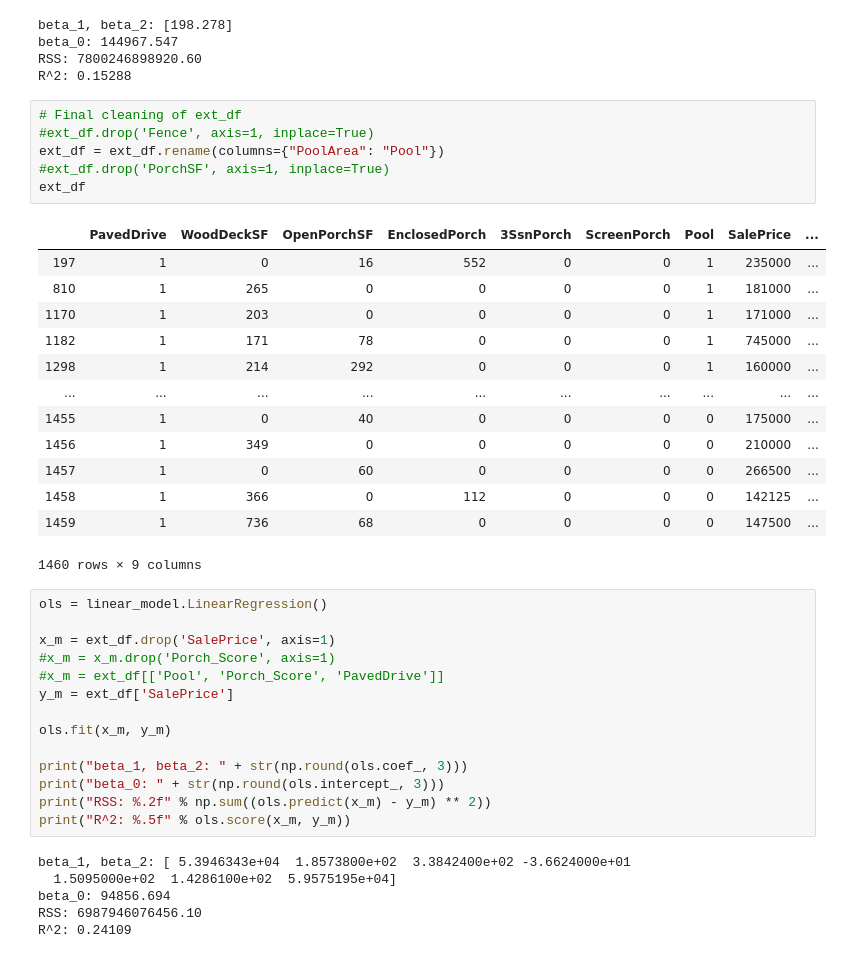
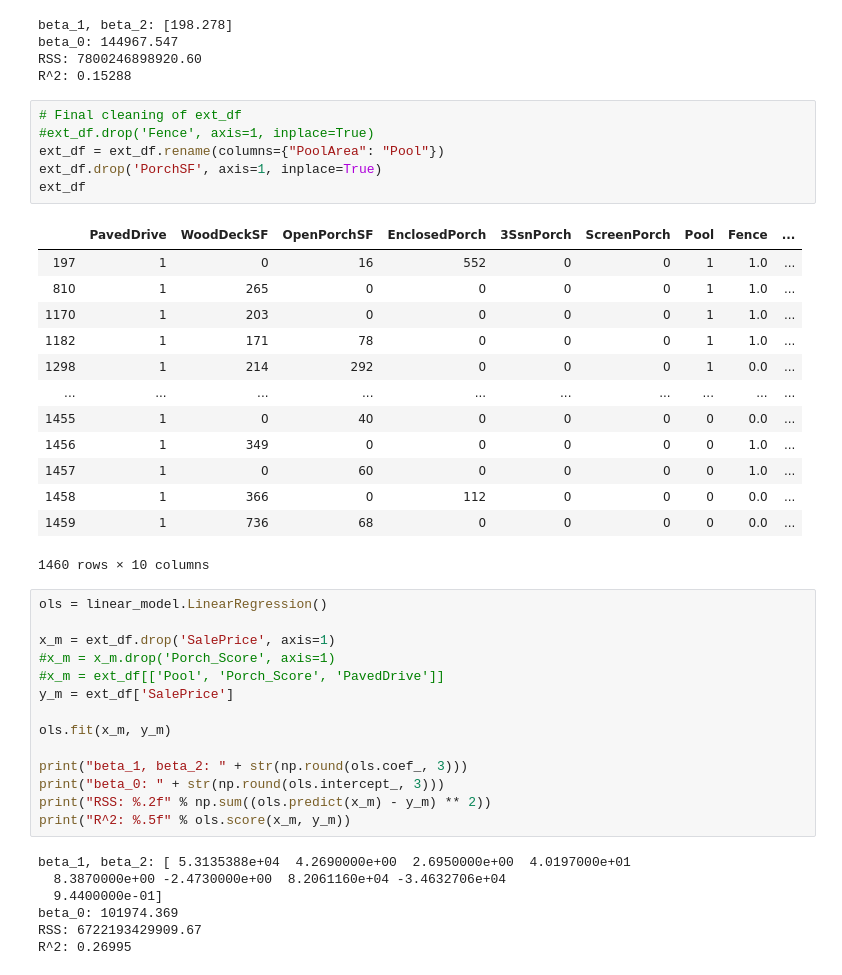
Before and after one commit to matthew-boccio/ml-housing, a Jupyter notebook: house-prices-advanced-regression-techniques/land_exterior.ipynb, the cells around one changed output. Drawn from its saved outputs; the diff is of its cells as text.

Commit message:
Added fence feature, renamed csv file

```diff
--- a/house-prices-advanced-regression-techniques/land_exterior.ipynb
+++ b/house-prices-advanced-regression-techniques/land_exterior.ipynb
@@ -602,23 +608,23 @@ R^2: 0.15288
 # %%
 # Final cleaning of ext_df
 #ext_df.drop('Fence', axis=1, inplace=True)
 ext_df = ext_df.rename(columns={"PoolArea": "Pool"})
-#ext_df.drop('PorchSF', axis=1, inplace=True)
+ext_df.drop('PorchSF', axis=1, inplace=True)
 ext_df
 # %% [output]
-|  | PavedDrive | WoodDeckSF | OpenPorchSF | EnclosedPorch | 3SsnPorch | ScreenPorch | Pool | SalePrice | ... |
-| 197 | 1 | 0 | 16 | 552 | 0 | 0 | 1 | 235000 | ... |
-| 810 | 1 | 265 | 0 | 0 | 0 | 0 | 1 | 181000 | ... |
-| 1170 | 1 | 203 | 0 | 0 | 0 | 0 | 1 | 171000 | ... |
-| 1182 | 1 | 171 | 78 | 0 | 0 | 0 | 1 | 745000 | ... |
-| 1298 | 1 | 214 | 292 | 0 | 0 | 0 | 1 | 160000 | ... |
+|  | PavedDrive | WoodDeckSF | OpenPorchSF | EnclosedPorch | 3SsnPorch | ScreenPorch | Pool | Fence | ... |
+| 197 | 1 | 0 | 16 | 552 | 0 | 0 | 1 | 1.0 | ... |
+| 810 | 1 | 265 | 0 | 0 | 0 | 0 | 1 | 1.0 | ... |
+| 1170 | 1 | 203 | 0 | 0 | 0 | 0 | 1 | 1.0 | ... |
+| 1182 | 1 | 171 | 78 | 0 | 0 | 0 | 1 | 1.0 | ... |
+| 1298 | 1 | 214 | 292 | 0 | 0 | 0 | 1 | 0.0 | ... |
 | ... | ... | ... | ... | ... | ... | ... | ... | ... | ... |
-| 1455 | 1 | 0 | 40 | 0 | 0 | 0 | 0 | 175000 | ... |
-| 1456 | 1 | 349 | 0 | 0 | 0 | 0 | 0 | 210000 | ... |
-| 1457 | 1 | 0 | 60 | 0 | 0 | 0 | 0 | 266500 | ... |
-| 1458 | 1 | 366 | 0 | 112 | 0 | 0 | 0 | 142125 | ... |
-| 1459 | 1 | 736 | 68 | 0 | 0 | 0 | 0 | 147500 | ... |
+| 1455 | 1 | 0 | 40 | 0 | 0 | 0 | 0 | 0.0 | ... |
+| 1456 | 1 | 349 | 0 | 0 | 0 | 0 | 0 | 1.0 | ... |
+| 1457 | 1 | 0 | 60 | 0 | 0 | 0 | 0 | 1.0 | ... |
+| 1458 | 1 | 366 | 0 | 112 | 0 | 0 | 0 | 0.0 | ... |
+| 1459 | 1 | 736 | 68 | 0 | 0 | 0 | 0 | 0.0 | ... |
-1460 rows × 9 columns
+1460 rows × 10 columns
 # %%
 ols = linear_model.LinearRegression()
 
@@ -634,11 +640,12 @@ print("beta_0: " + str(np.round(ols.intercept_, 3)))
 print("RSS: %.2f" % np.sum((ols.predict(x_m) - y_m) ** 2))
 print("R^2: %.5f" % ols.score(x_m, y_m))
 # %% [output]
-beta_1, beta_2: [ 5.3946343e+04  1.8573800e+02  3.3842400e+02 -3.6624000e+01
-  1.5095000e+02  1.4286100e+02  5.9575195e+04]
-beta_0: 94856.694
-RSS: 6987946076456.10
-R^2: 0.24109
+beta_1, beta_2: [ 5.3135388e+04  4.2690000e+00  2.6950000e+00  4.0197000e+01
+  8.3870000e+00 -2.4730000e+00  8.2061160e+04 -3.4632706e+04
+  9.4400000e-01]
+beta_0: 101974.369
+RSS: 6722193429909.67
+R^2: 0.26995
 # %%
 ext_final = ext_df.drop('Porch_Score', axis=1)
 ext_final
```
Also changed, not shown: parts of 7 cells of this notebook, 2 other files.
